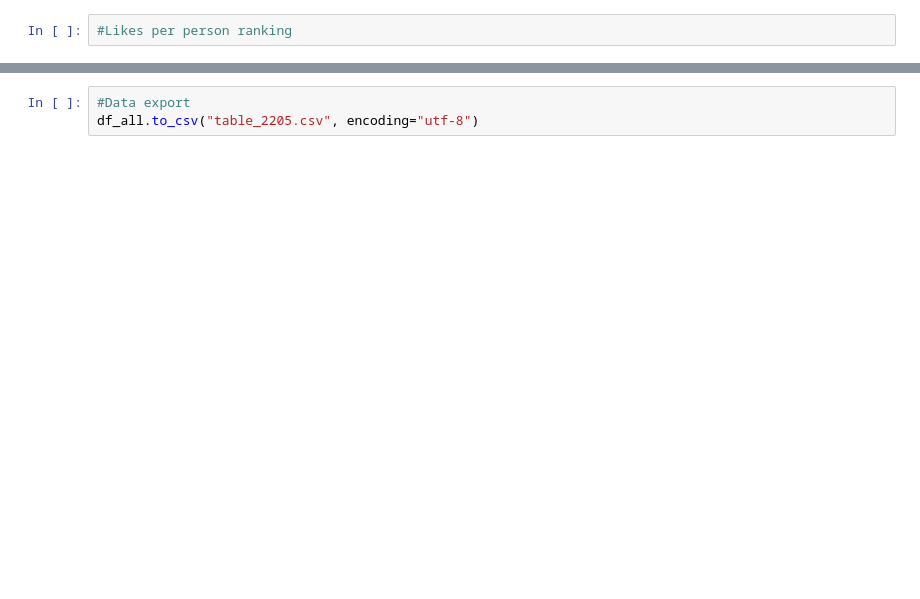
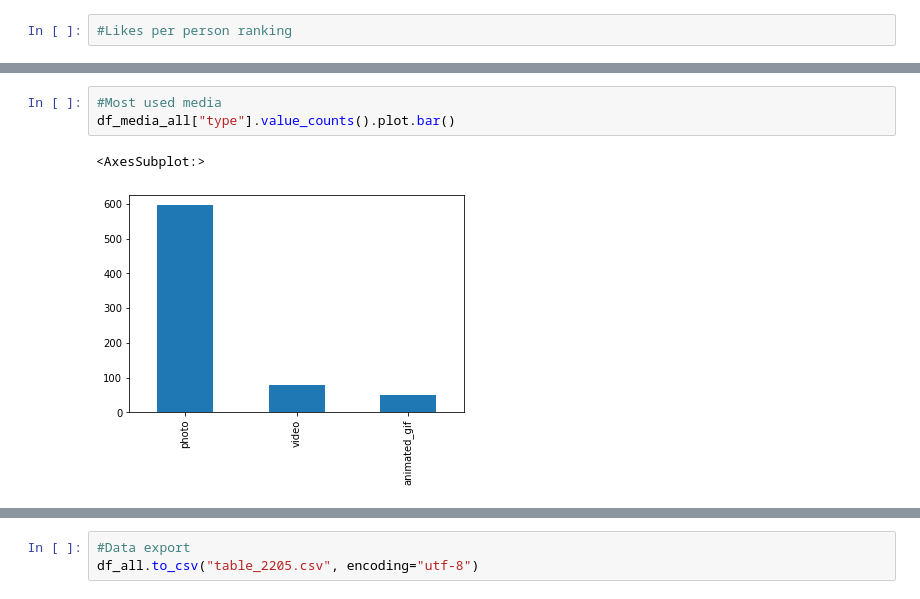
Before and after one commit to sitol/edu_, a Jupyter notebook: claustrovirtual_data_analysis.ipynb, the cells around one changed output, grey strips where cells are left out. Cells and saved outputs as stored; diff of their text form; blank space fills up the shorter version.

```diff
--- a/claustrovirtual_data_analysis.ipynb
+++ b/claustrovirtual_data_analysis.ipynb
@@ -123,0 +246,6 @@ ptweets_ordered.head(30)
+# %%
+#Most used media
+df_media_all["type"].value_counts().plot.bar()
+# %% [output]
+<AxesSubplot:>
+[figure, added]
```
Also changed, not shown: parts of 19 cells of this notebook.
